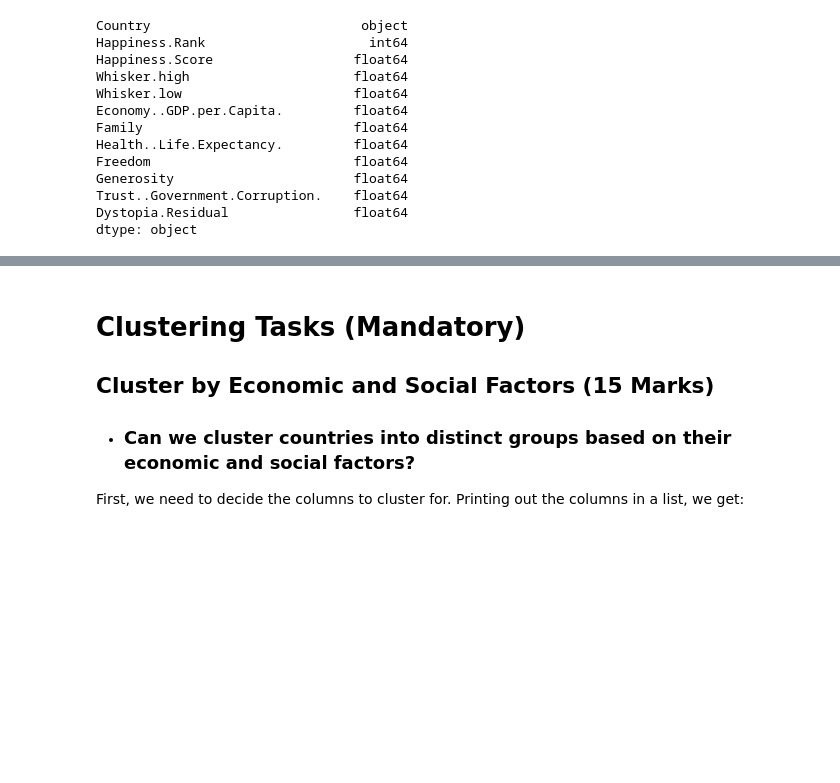
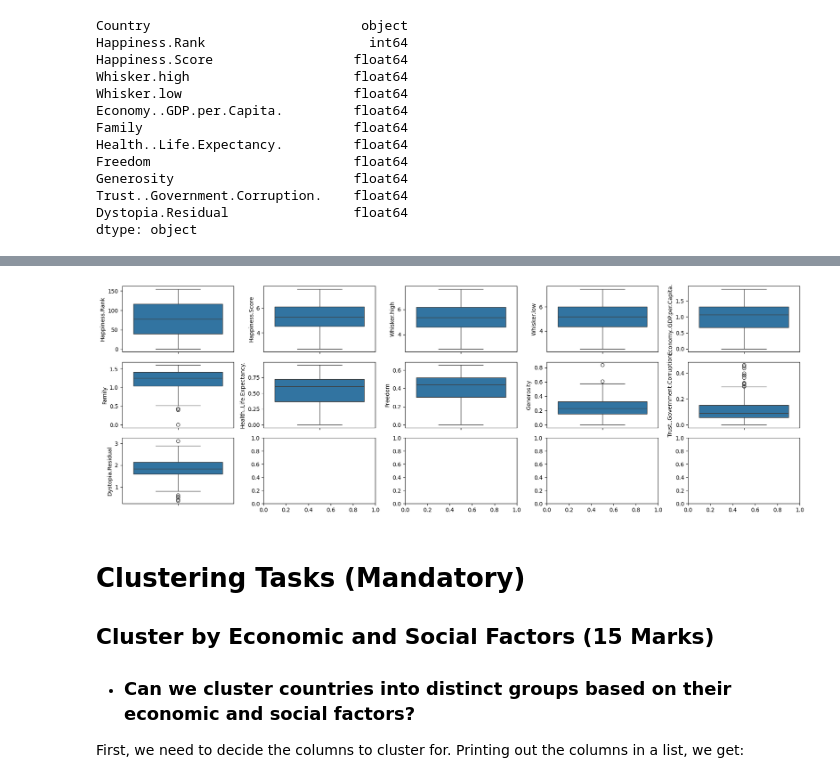
Before and after one commit to Vovegog/IBE400---Group-Project, a Jupyter notebook: groupProject.ipynb, the cells around one changed output, grey strips where cells are left out. Cells and saved outputs as stored; diff of their text form; code cells hidden in the pictures; blank space fills up the shorter version.

```diff
--- a/groupProject.ipynb
+++ b/groupProject.ipynb
@@ -89,3 +103,7 @@ dtype: object
+# %%
+utils.boxplot_maker(eda_df)
+# %% [output]
+[figure, added]
 # %% [markdown]
 # Clustering Tasks (Mandatory)
 
```
Also changed, not shown: parts of 11 cells of this notebook, 1 other file.
